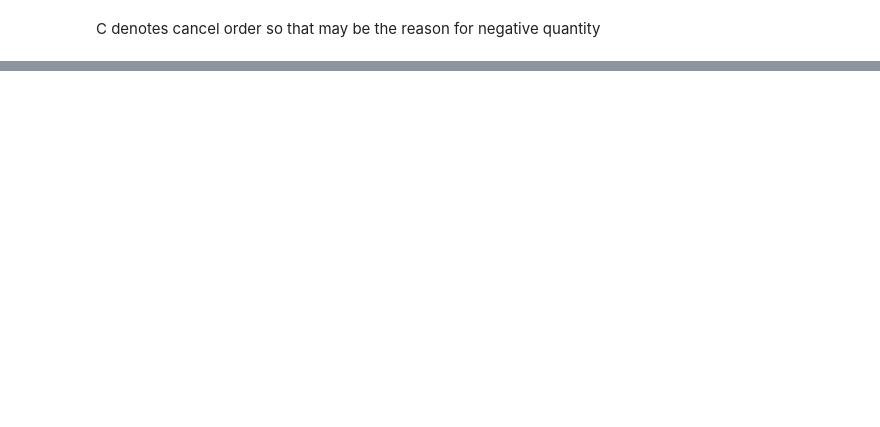
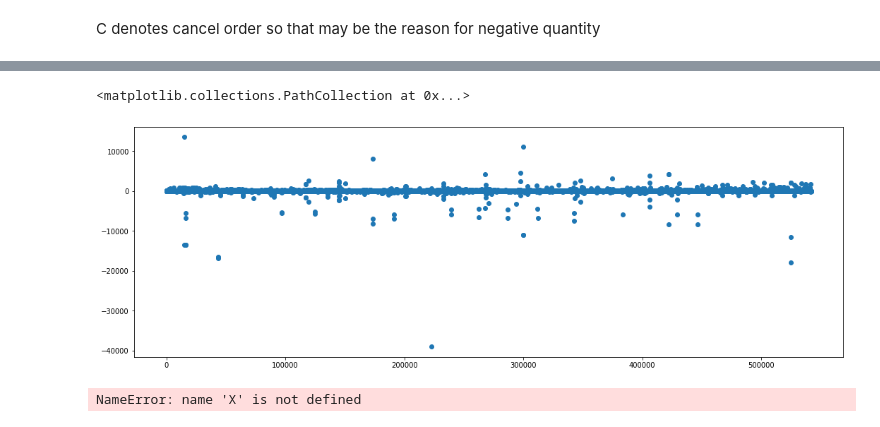
Before and after one commit to Tanishakapoor1990/week-19-repository, a Jupyter notebook: Untitled.ipynb, the cells around one changed output, grey strips where cells are left out. Drawn from its saved outputs; the diff is of its cells as text; code cells hidden in the pictures; blank space fills up the shorter version.

```diff
--- a/Untitled.ipynb
+++ b/Untitled.ipynb
@@ -316,0 +321,2 @@ sns.heatmap(corr,annot=True)
+# %%
+customer_data['Sales'] = customer_data['Quantity'] * customer_data['UnitPrice']
@@ -316,0 +345,24 @@ sns.heatmap(corr,annot=True)
+# %%
+import matplotlib.pyplot as plt
+plt.figure(figsize=(18,6))
+plt.scatter(x=customer_data.index, y=customer_data['Sales'])
+# %% [output]
+<matplotlib.collections.PathCollection at 0x...>
+[figure, added]
+# %%
+from sklearn.cluster import KMeans
+
+cluster_range = range(1, 15)
+cluster_errors = []
+cluster_sil_scores = []
+
+for num in cluster_range:
+    clusters = KMeans(num, n_init = 100,init='k-means++',random_state=0)
+    clusters.fit(X)
+    labels = clusters.labels_                     # capture the cluster lables
+    centroids = clusters.cluster_centers_         # capture the centroids
+    cluster_errors.append( clusters.inertia_ )    # capture the intertia
+clusters_df = pd.DataFrame({ "num_clusters":cluster_range, "cluster_errors": cluster_errors} )
+clusters_df[0:10]
+# %% [output]
+NameError: name 'X' is not defined
```
Also changed, not shown: parts of 16 cells of this notebook, 7 other files.
